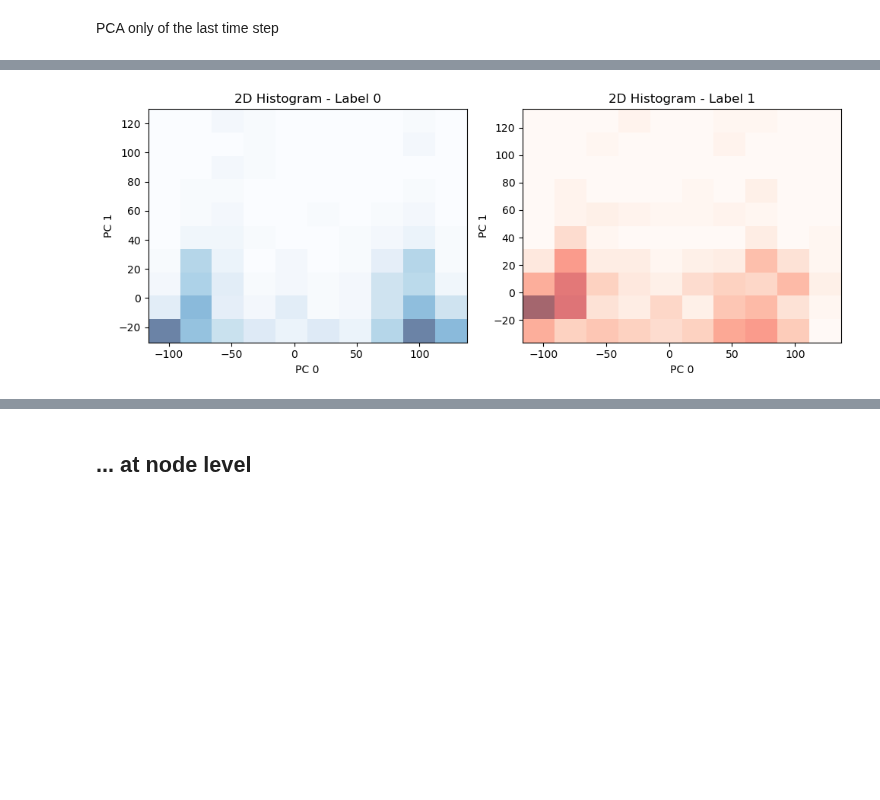
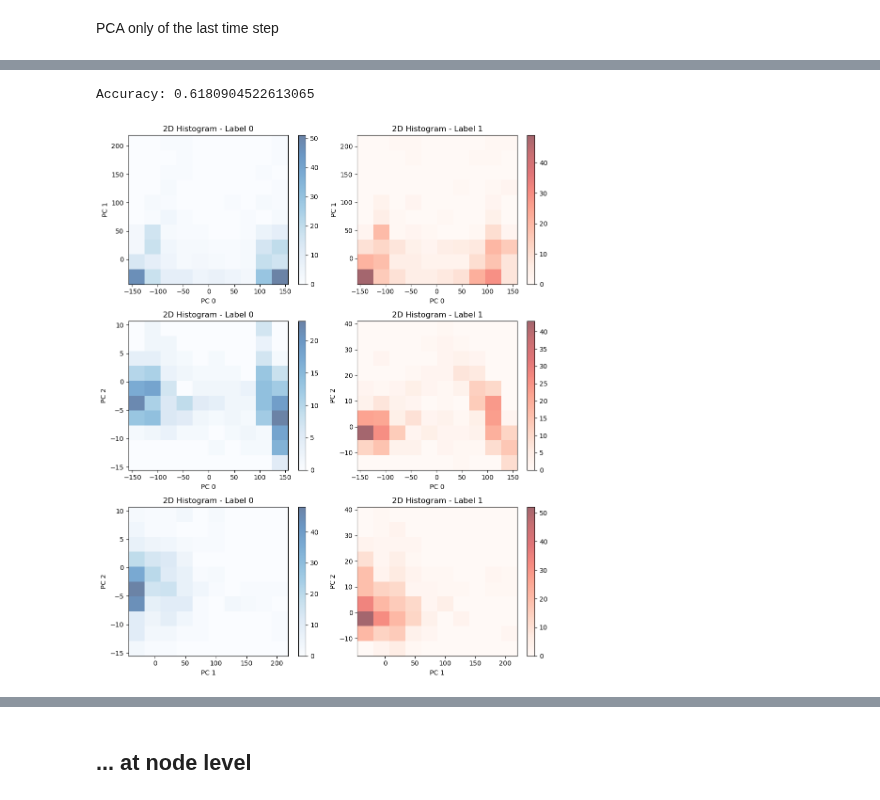
Before and after one commit to NGMLGroup/Koopman-TGNN-Interpretability, a Jupyter notebook: DynGESN_DMD_classification.ipynb, the cells around one changed output, grey strips where cells are left out. Drawn from its saved outputs; the diff is of its cells as text; code cells hidden in the pictures; blank space fills up the shorter version.

```diff
--- a/DynGESN_DMD_classification.ipynb
+++ b/DynGESN_DMD_classification.ipynb
@@ -102,5 +85,5 @@ plt.show()
 # %%
-dim_red = 20
+dim_red = 5
 method = 'TruncatedSVD'
 
 # compute local Koopman operator
@@ -182,7 +160,7 @@ from sklearn.linear_model import LogisticRegression
 from sklearn.decomposition import PCA
 
 # Dim reduction
-dim_red = 50
+dim_red = 3
 pca = PCA(n_components=dim_red)
 train_X_red = pca.fit_transform(train_X.reshape(-1, train_X.shape[-1]))
 val_X_red = pca.transform(val_X.reshape(-1, val_X.shape[-1]))
@@ -281,7 +242,7 @@ plt.show()
 PCA only of the last time step
 # %%
 # Dim reduction
-dim_red = 50
+dim_red = 3
 pca2 = PCA(n_components=dim_red)
 train_X_red2 = pca2.fit_transform(train_X[:,-1,:])
 val_X_red2 = pca2.transform(val_X[:,-1,:])
@@ -294,28 +255,74 @@ plt.colorbar()
+# %%
+# Classify reduced states
+# Create the classifier
+classifier2 = LogisticRegression(max_iter=5000, random_state=seed)
+
+# Train the classifier
+classifier2.fit(train_X_red2, train_y)
+
+# Test the classifier
+y_pred = classifier2.predict(val_X_red2)
+
+accuracy = accuracy_score(val_y, y_pred)
+print(f"Accuracy: {accuracy}")
+# %% [output]
+Accuracy: 0.6180904522613065
 # %%
-label_0 = train_X_red2[idx0, :2]
-label_1 = train_X_red2[idx1, :2]
+label_0 = train_X_red2[idx0]
+label_1 = train_X_red2[idx1]
 
 # Create a figure with two subplots
-fig, axs = plt.subplots(1, 2, figsize=(10, 4))
+fig, axs = plt.subplots(3, 2, figsize=(10, 12))
 
+# PC0 vs PC1
 # Plot the first histogram in the first subplot
-axs[0].hist2d(label_0[:, 0], label_0[:, 1], bins=10, cmap='Blues', alpha=0.6)
-axs[0].set_xlabel('PC 0')
-axs[0].set_ylabel('PC 1')
-axs[0].set_title('2D Histogram - Label 0')
-# plt.colorbar(fig, ax=axs[0])
+hist1 = axs[0,0].hist2d(label_0[:, 0], label_0[:, 1], bins=10, cmap='Blues', alpha=0.6)
+axs[0,0].set_xlabel('PC 0')
+axs[0,0].set_ylabel('PC 1')
+axs[0,0].set_title('2D Histogram - Label 0')
+plt.colorbar(hist1[3], ax=axs[0,0])
 
 # Plot the second histogram in the second subplot
-axs[1].hist2d(label_1[:, 0], label_1[:, 1], bins=10, cmap='Reds', alpha=0.6)
-axs[1].set_xlabel('PC 0')
-axs[1].set_ylabel('PC 1')
-axs[1].set_title('2D Histogram - Label 1')
-# plt.colorbar(fig, ax=axs[1])
+hist2 = axs[0,1].hist2d(label_1[:, 0], label_1[:, 1], bins=10, cmap='Reds', alpha=0.6)
+axs[0,1].set_xlabel('PC 0')
+axs[0,1].set_ylabel('PC 1')
+axs[0,1].set_title('2D Histogram - Label 1')
+plt.colorbar(hist2[3], ax=axs[0,1])
+
+# PC0 vs PC2
+# Plot the first histogram in the first subplot
+hist3 = axs[1,0].hist2d(label_0[:, 0], label_0[:, 2], bins=10, cmap='Blues', alpha=0.6)
+axs[1,0].set_xlabel('PC 0')
+axs[1,0].set_ylabel('PC 2')
+axs[1,0].set_title('2D Histogram - Label 0')
+plt.colorbar(hist3[3], ax=axs[1,0])
+
+# Plot the second histogram in the second subplot
+hist4 = axs[1,1].hist2d(label_1[:, 0], label_1[:, 2], bins=10, cmap='Reds', alpha=0.6)
+axs[1,1].set_xlabel('PC 0')
+axs[1,1].set_ylabel('PC 2')
+axs[1,1].set_title('2D Histogram - Label 1')
+plt.colorbar(hist4[3], ax=axs[1,1])
+
+# PC1 vs PC2
+# Plot the first histogram in the first subplot
+hist5 = axs[2,0].hist2d(label_0[:, 1], label_0[:, 2], bins=10, cmap='Blues', alpha=0.6)
+axs[2,0].set_xlabel('PC 1')
+axs[2,0].set_ylabel('PC 2')
+axs[2,0].set_title('2D Histogram - Label 0')
+plt.colorbar(hist5[3], ax=axs[2,0])
+
+# Plot the second histogram in the second subplot
+hist6 = axs[2,1].hist2d(label_1[:, 1], label_1[:, 2], bins=10, cmap='Reds', alpha=0.6)
+axs[2,1].set_xlabel('PC 1')
+axs[2,1].set_ylabel('PC 2')
+axs[2,1].set_title('2D Histogram - Label 1')
+plt.colorbar(hist6[3], ax=axs[2,1])
 
 # Adjust the spacing between subplots
 plt.tight_layout()
 
 # Show the plot
 plt.show()
 # %% [output]
-[figure, old version]
+[figure, new version]
```
Also changed, not shown: parts of 30 cells of this notebook, 1 other file.
